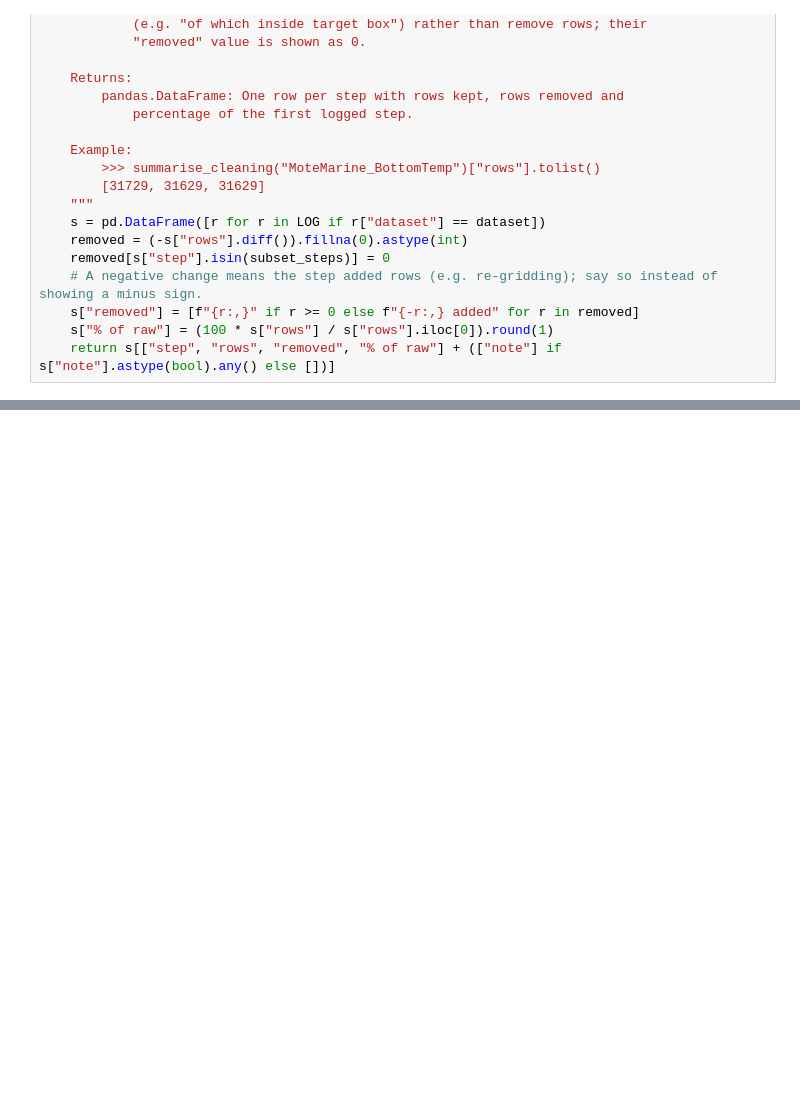
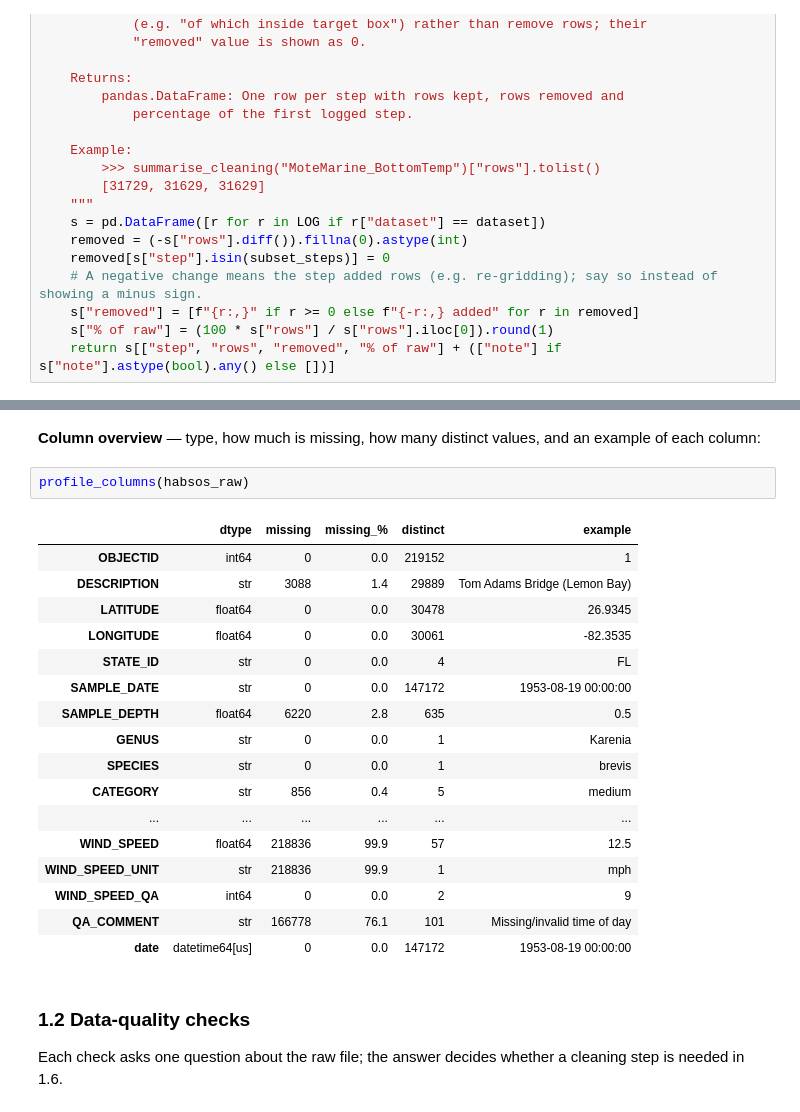
Before and after one commit to Break-Through-Tech/Biointerphase-1A-forecasting-harmful-algal-bloom-risk, a Jupyter notebook: models/notebooks/00_master_eda_and_merge.ipynb, the cells around one changed output, grey strips where cells are left out. Drawn from its saved outputs; the diff is of its cells as text; blank space fills up the shorter version.

```diff
--- a/models/notebooks/00_master_eda_and_merge.ipynb
+++ b/models/notebooks/00_master_eda_and_merge.ipynb
@@ -265,0 +292,25 @@ def summarise_cleaning(dataset: str, subset_steps: tuple = ()) -> pd.DataFrame:
+# %% [markdown]
+**Column overview** — type, how much is missing, how many distinct values, and an example of each column:
+# %%
+profile_columns(habsos_raw)
+# %% [output]
+|  | dtype | missing | missing_% | distinct | example |
+| OBJECTID | int64 | 0 | 0.0 | 219152 | 1 |
+| DESCRIPTION | str | 3088 | 1.4 | 29889 | Tom Adams Bridge (Lemon Bay) |
+| LATITUDE | float64 | 0 | 0.0 | 30478 | 26.9345 |
+| LONGITUDE | float64 | 0 | 0.0 | 30061 | -82.3535 |
+| STATE_ID | str | 0 | 0.0 | 4 | FL |
+| SAMPLE_DATE | str | 0 | 0.0 | 147172 | 1953-08-19 00:00:00 |
+| SAMPLE_DEPTH | float64 | 6220 | 2.8 | 635 | 0.5 |
+| GENUS | str | 0 | 0.0 | 1 | Karenia |
+| SPECIES | str | 0 | 0.0 | 1 | brevis |
+| CATEGORY | str | 856 | 0.4 | 5 | medium |
+| ... | ... | ... | ... | ... | ... |
+| WIND_SPEED | float64 | 218836 | 99.9 | 57 | 12.5 |
+| WIND_SPEED_UNIT | str | 218836 | 99.9 | 1 | mph |
+| WIND_SPEED_QA | int64 | 0 | 0.0 | 2 | 9 |
+| QA_COMMENT | str | 166778 | 76.1 | 101 | Missing/invalid time of day |
+| date | datetime64[us] | 0 | 0.0 | 147172 | 1953-08-19 00:00:00 |
+# %% [markdown]
+### 1.2 Data-quality checks
+Each check asks one question about the raw file; the answer decides whether a cleaning step is needed in 1.6.
```
Also changed, not shown: parts of 34 cells of this notebook, 3 other files.
